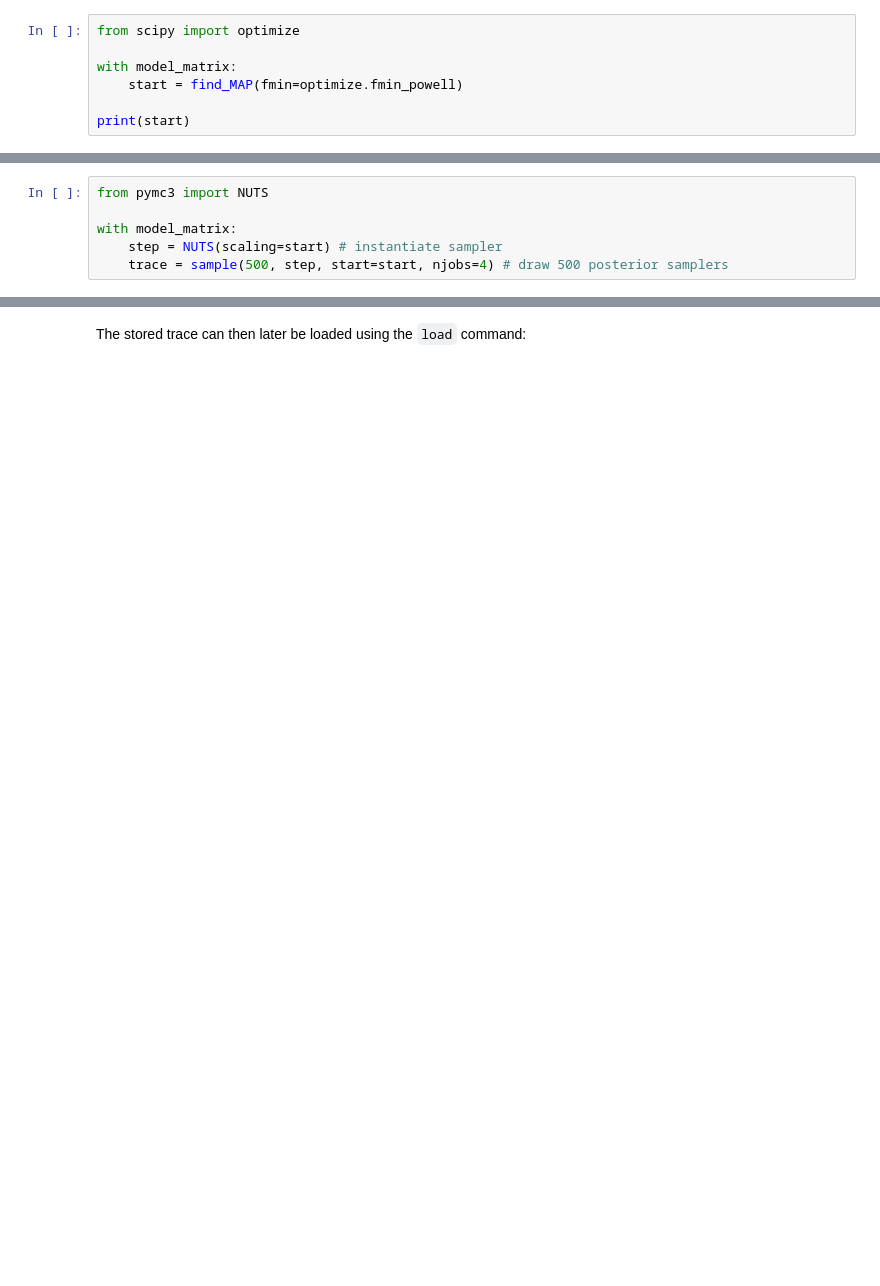
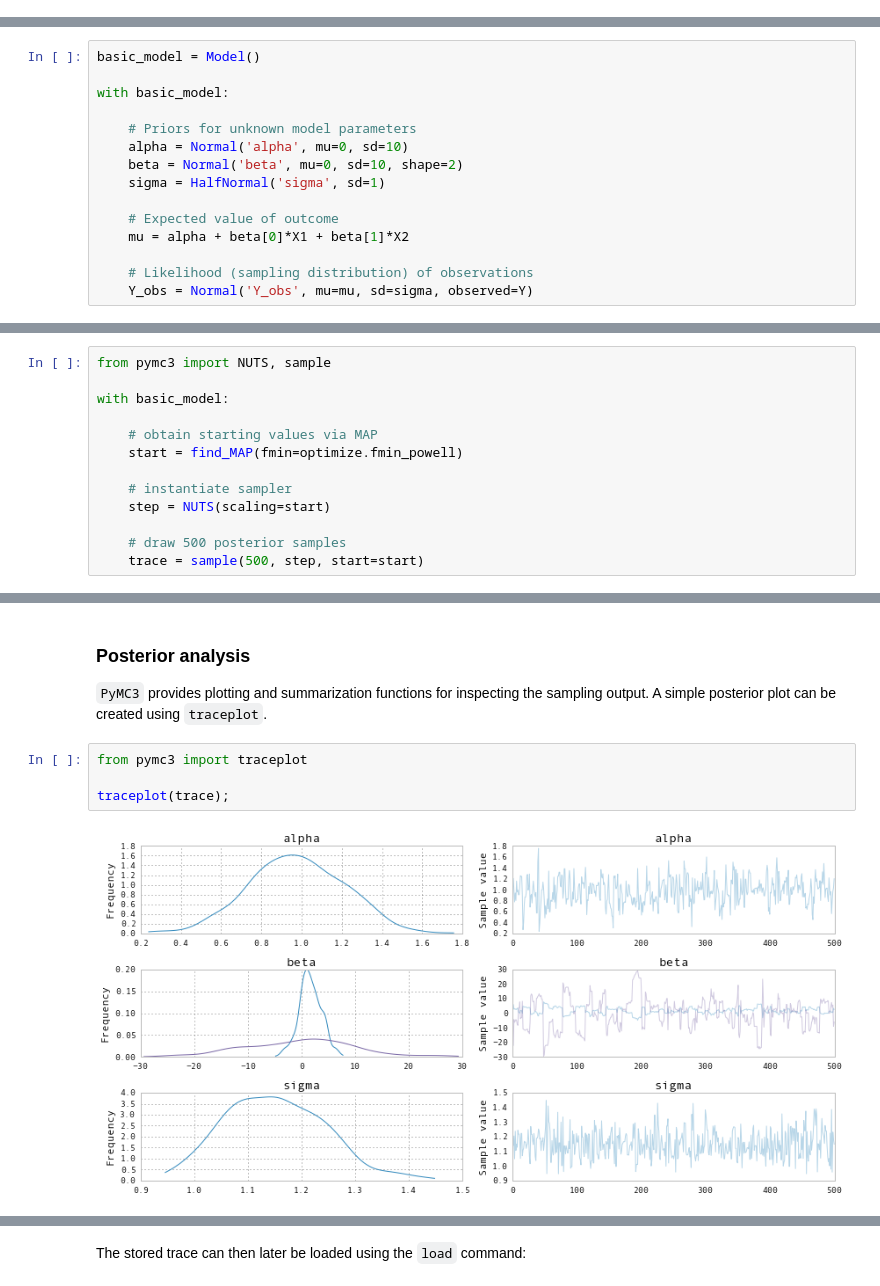
Before and after one commit to se7enstar25/pymc, a Jupyter notebook: docs/notebooks/getting_started.ipynb, the cells around one changed output, grey strips where cells are left out. Drawn from its saved outputs; the diff is of its cells as text; blank space fills up the shorter version.

```diff
--- a/docs/notebooks/getting_started.ipynb
+++ b/docs/notebooks/getting_started.ipynb
@@ -251,7 +92,0 @@ By default, `PyMC3` uses BFGS optimization but also allows selection of other op
-# %%
-from scipy import optimize
-
-with model_matrix:
-    start = find_MAP(fmin=optimize.fmin_powell)
-
-print(start)
@@ -312,6 +92,0 @@ As mentioned above, we can also run multiple chains in parallel to speed up samp
-# %%
-from pymc3 import NUTS
-
-with model_matrix:
-    step = NUTS(scaling=start) # instantiate sampler
-    trace = sample(500, step, start=start, njobs=4) # draw 500 posterior samplers
@@ -361,0 +95,15 @@ In addition, `pm.stats.summary()` provides a text-based output of common posteri
+# %%
+basic_model = Model()
+
+with basic_model:
+
+    # Priors for unknown model parameters
+    alpha = Normal('alpha', mu=0, sd=10)
+    beta = Normal('beta', mu=0, sd=10, shape=2)
+    sigma = HalfNormal('sigma', sd=1)
+
+    # Expected value of outcome
+    mu = alpha + beta[0]*X1 + beta[1]*X2
+
+    # Likelihood (sampling distribution) of observations
+    Y_obs = Normal('Y_obs', mu=mu, sd=sigma, observed=Y)
@@ -361,0 +225,13 @@ In addition, `pm.stats.summary()` provides a text-based output of common posteri
+# %%
+from pymc3 import NUTS, sample
+
+with basic_model:
+
+    # obtain starting values via MAP
+    start = find_MAP(fmin=optimize.fmin_powell)
+
+    # instantiate sampler
+    step = NUTS(scaling=start)
+
+    # draw 500 posterior samples
+    trace = sample(500, step, start=start)
@@ -361,0 +246,9 @@ In addition, `pm.stats.summary()` provides a text-based output of common posteri
+# %% [markdown]
+### Posterior analysis
+`PyMC3` provides plotting and summarization functions for inspecting the sampling output. A simple posterior plot can be created using `traceplot`.
+# %%
+from pymc3 import traceplot
+
+traceplot(trace);
+# %% [output]
+[figure, added]
```
Also changed, not shown: parts of 141 cells of this notebook.
